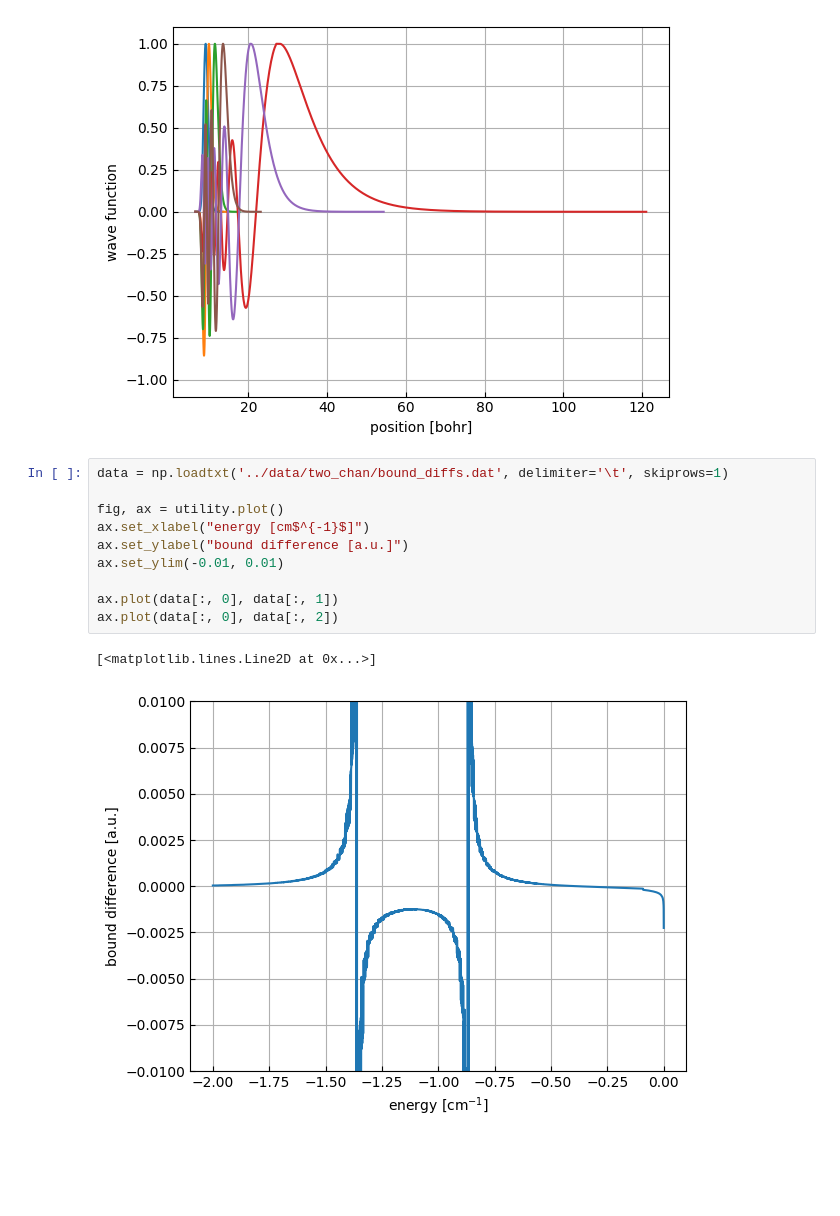
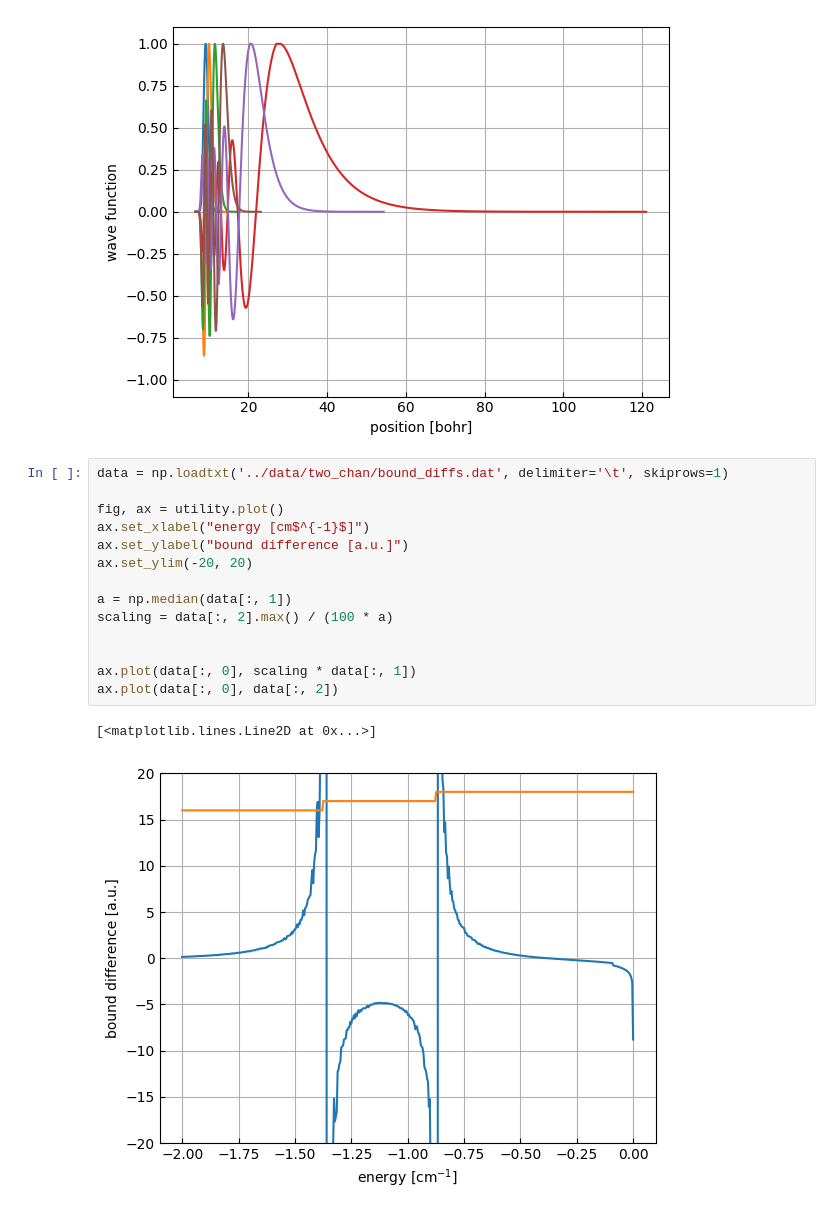
Before and after one commit to Wleter/scattering_solver, a Jupyter notebook: data_analysis/tests.ipynb, the cells around one changed output. Cells and saved outputs as stored; diff of their text form; blank space fills up the shorter version.

```diff
--- a/data_analysis/tests.ipynb
+++ b/data_analysis/tests.ipynb
@@ -100,13 +100,17 @@ for n in ns:
 # %%
 data = np.loadtxt('../data/two_chan/bound_diffs.dat', delimiter='\t', skiprows=1)
 
 fig, ax = utility.plot()
 ax.set_xlabel("energy [cm$^{-1}$]")
 ax.set_ylabel("bound difference [a.u.]")
-ax.set_ylim(-0.01, 0.01)
+ax.set_ylim(-20, 20)
 
-ax.plot(data[:, 0], data[:, 1])
+a = np.median(data[:, 1])
+scaling = data[:, 2].max() / (100 * a)
+
+
+ax.plot(data[:, 0], scaling * data[:, 1])
 ax.plot(data[:, 0], data[:, 2])
 # %% [output]
 [<matplotlib.lines.Line2D at 0x...>]
-[figure, old version]
+[figure, new version]
```
Also changed, not shown: parts of 2 cells of this notebook, 18 other files.
